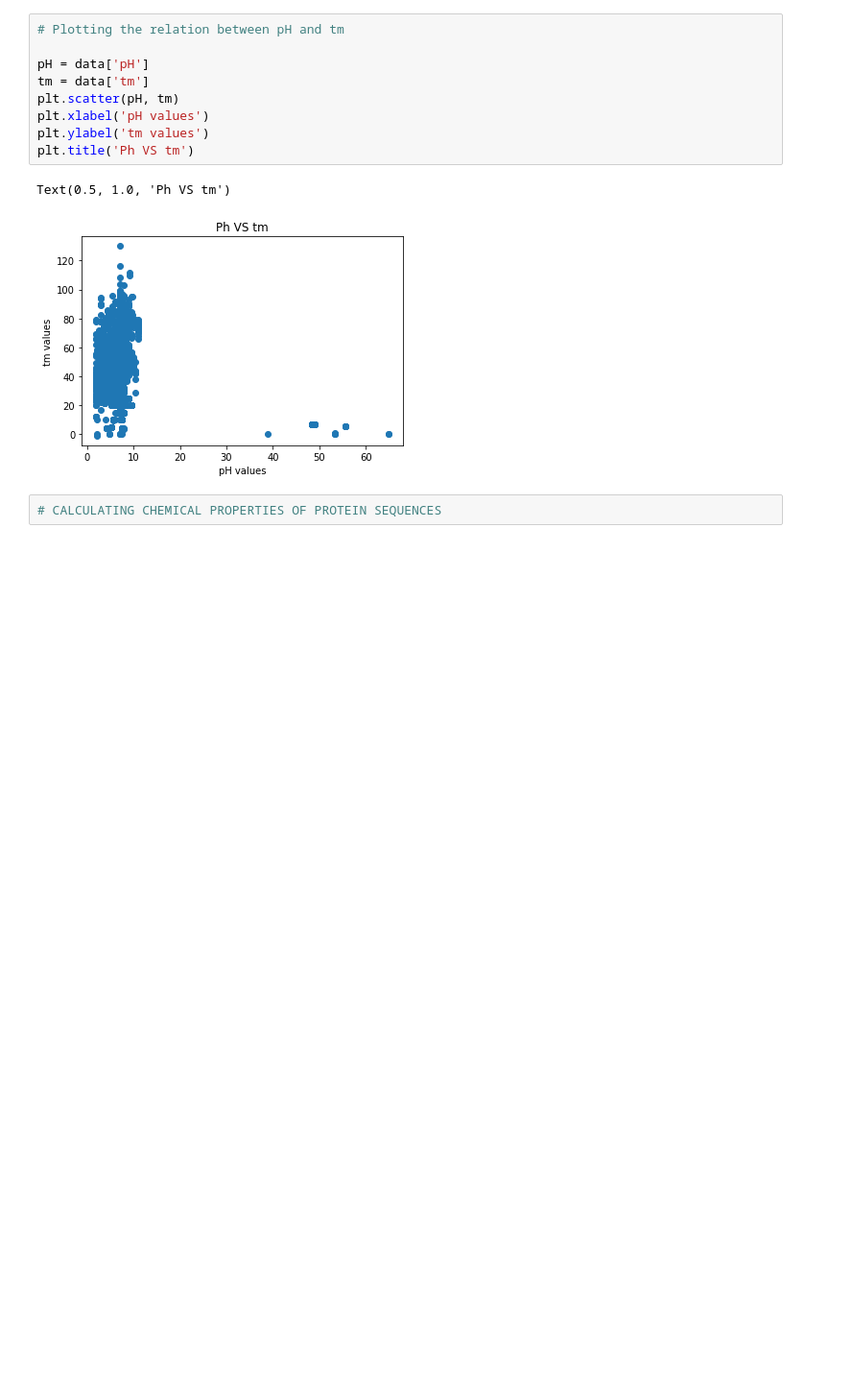
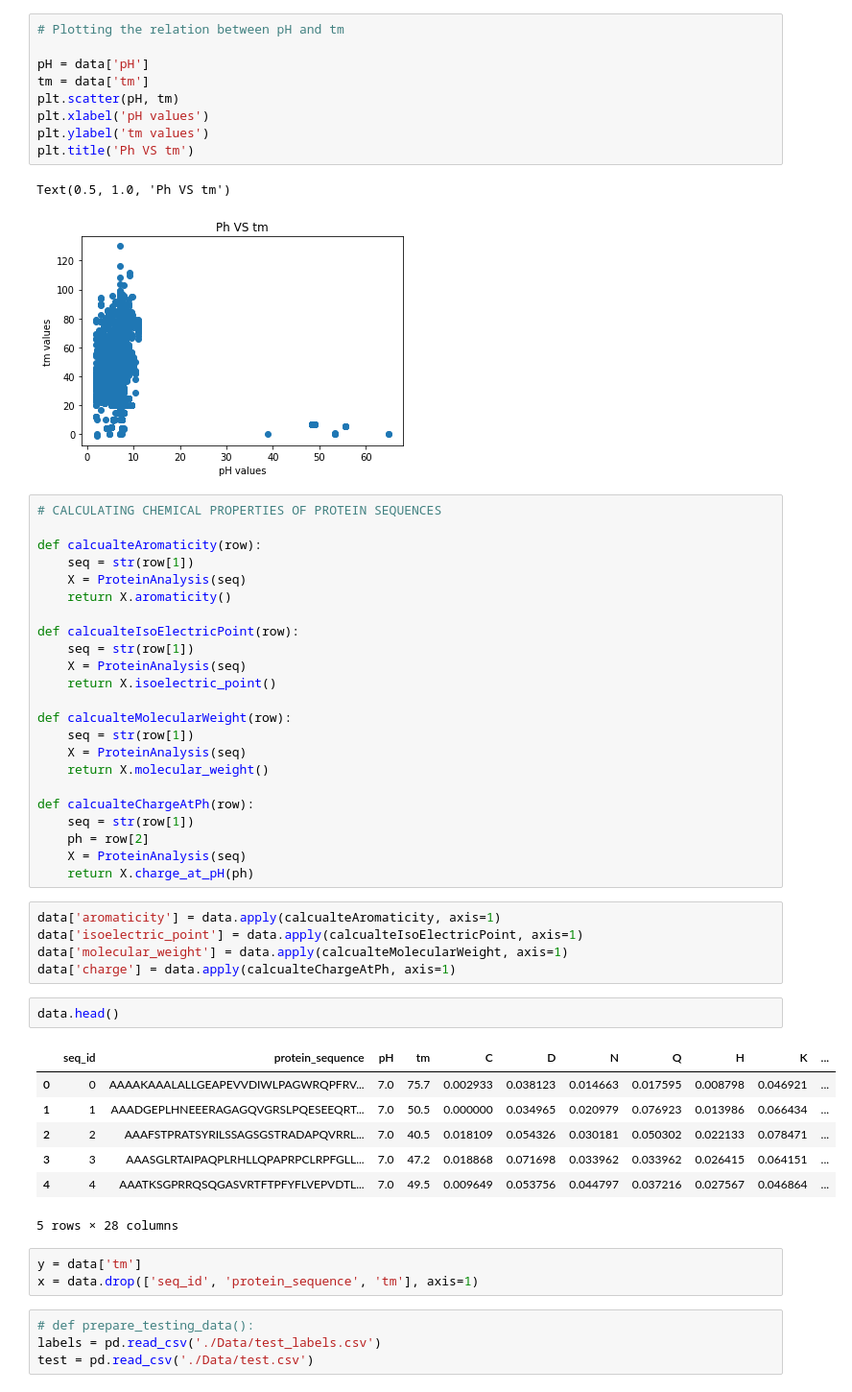
Before and after one commit to ishaan9006/Enzyme-stability-prediction, a Jupyter notebook: train.ipynb, the cells around one changed output. Shown: that part at 96% size. Cells and saved outputs as stored; diff of their text form; blank space fills up the shorter version.

```diff
--- a/train.ipynb
+++ b/train.ipynb
@@ -65,5 +66,48 @@ plt.title('Ph VS tm')
 # %% [output]
 Text(0.5, 1.0, 'Ph VS tm')
 [figure]
-# %%
-# CALCULATING CHEMICAL PROPERTIES OF PROTEIN SEQUENCES
+# %%
+# CALCULATING CHEMICAL PROPERTIES OF PROTEIN SEQUENCES
+
+def calcualteAromaticity(row):
+    seq = str(row[1])
+    X = ProteinAnalysis(seq)
+    return X.aromaticity()
+
+def calcualteIsoElectricPoint(row):
+    seq = str(row[1])
+    X = ProteinAnalysis(seq)
+    return X.isoelectric_point()
+
+def calcualteMolecularWeight(row):
+    seq = str(row[1])
+    X = ProteinAnalysis(seq)
+    return X.molecular_weight()
+
+def calcualteChargeAtPh(row):
+    seq = str(row[1])
+    ph = row[2]
+    X = ProteinAnalysis(seq)
+    return X.charge_at_pH(ph)
+# %%
+data['aromaticity'] = data.apply(calcualteAromaticity, axis=1)
+data['isoelectric_point'] = data.apply(calcualteIsoElectricPoint, axis=1)
+data['molecular_weight'] = data.apply(calcualteMolecularWeight, axis=1)
+data['charge'] = data.apply(calcualteChargeAtPh, axis=1)
+# %%
+data.head()
+# %% [output]
+|  | seq_id | protein_sequence | pH | tm | C | D | N | Q | H | K | ... |
+| 0 | 0 | AAAAKAAALALLGEAPEVVDIWLPAGWRQPFRV... | 7.0 | 75.7 | 0.002933 | 0.038123 | 0.014663 | 0.017595 | 0.008798 | 0.046921 | ... |
+| 1 | 1 | AAADGEPLHNEEERAGAGQVGRSLPQESEEQRT... | 7.0 | 50.5 | 0.000000 | 0.034965 | 0.020979 | 0.076923 | 0.013986 | 0.066434 | ... |
+| 2 | 2 | AAAFSTPRATSYRILSSAGSGSTRADAPQVRRL... | 7.0 | 40.5 | 0.018109 | 0.054326 | 0.030181 | 0.050302 | 0.022133 | 0.078471 | ... |
+| 3 | 3 | AAASGLRTAIPAQPLRHLLQPAPRPCLRPFGLL... | 7.0 | 47.2 | 0.018868 | 0.071698 | 0.033962 | 0.033962 | 0.026415 | 0.064151 | ... |
+| 4 | 4 | AAATKSGPRRQSQGASVRTFTPFYFLVEPVDTL... | 7.0 | 49.5 | 0.009649 | 0.053756 | 0.044797 | 0.037216 | 0.027567 | 0.046864 | ... |
+5 rows × 28 columns
+# %%
+y = data['tm']
+x = data.drop(['seq_id', 'protein_sequence', 'tm'], axis=1)
+# %%
+# def prepare_testing_data():
+labels = pd.read_csv('./Data/test_labels.csv')
+test = pd.read_csv('./Data/test.csv')
```
Also changed, not shown: parts of 9 cells of this notebook.
